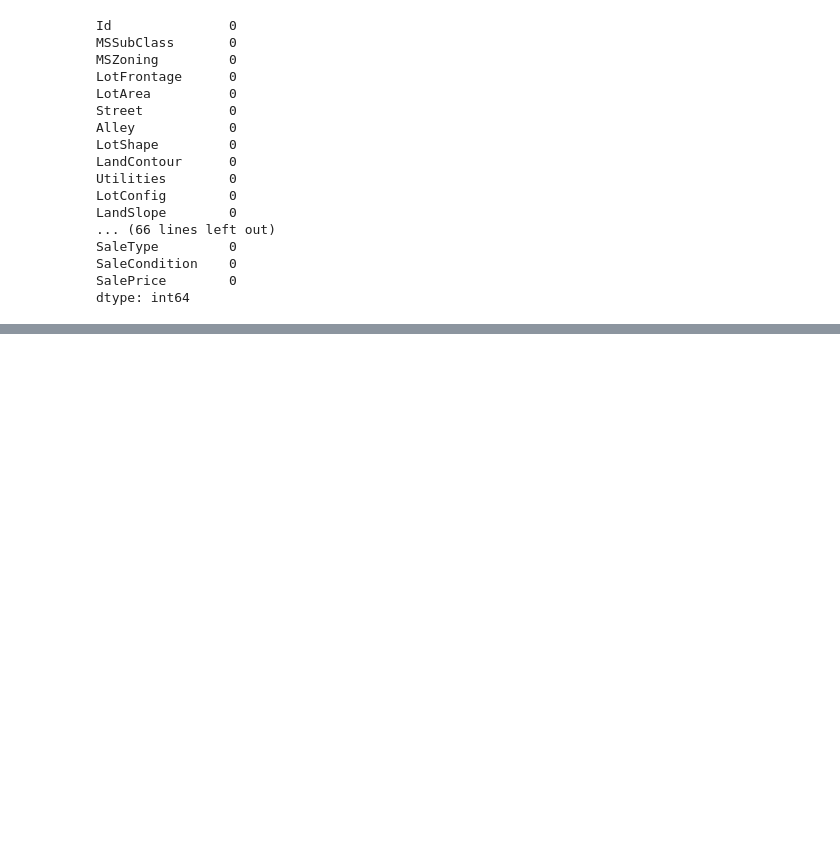
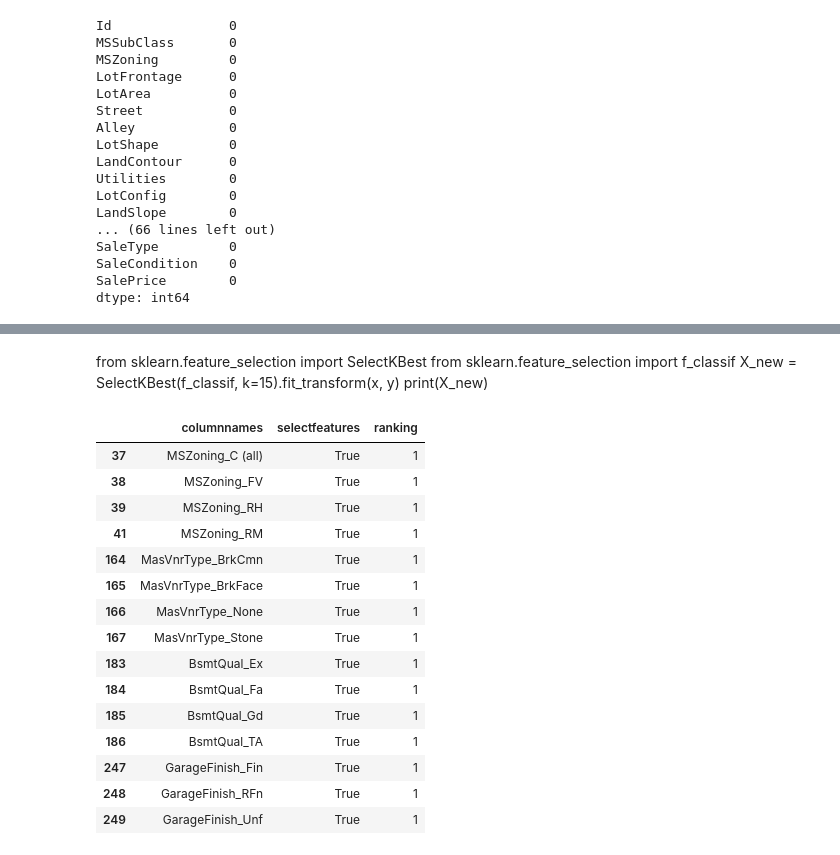
Before and after one commit to KetanThakare/Ames-house-price-predictor, a Jupyter notebook: AmesHousePricePrediction.ipynb, the cells around one changed output, grey strips where cells are left out. Saved outputs shown, nothing was run; the diff lists cells and outputs as text; code cells hidden in the pictures; blank space fills up the shorter version.

```diff
--- a/AmesHousePricePrediction.ipynb
+++ b/AmesHousePricePrediction.ipynb
@@ -27,10 +61,14 @@ missing_values_count[missing_values_count > 0]
 #columns should be equal to 80
 
 #seggregating columns as per data type
-integer_columns = ah_data.select_dtypes(include=['int64','float64']).columns.tolist()
+integer_columns = ah_data.select_dtypes(include=['int64']).columns.tolist()
 integer_columns = integer_columns[1:60]
 char_text_columns = ah_data.select_dtypes(include=['object']).columns.tolist()
+float_columns = ah_data.select_dtypes(include = ['float64']).columns.tolist()
+#check if number of columns are right
+len(char_text_columns) + len(integer_columns) +len(float_columns)
 
-#check if number of columns are right
-len(char_text_columns) + len(integer_columns)
+ah_data[float_columns] = ah_data[float_columns].astype(np.int64)
+
+ah_data.dtypes
 # %% [output]
@@ -125,3 +127,8 @@ SaleType         0
 SaleCondition    0
 SalePrice        0
 dtype: int64
+# %%
+#one hot encoding the categorical variables
+ah_dataOHE = pd.get_dummies(ah_data)
+ah_dataOHE.sample(5)
+#ah_dataOHE.info()
@@ -127,0 +142,8 @@ dtype: int64
+# %%
+#get location of SalePrice in dataset
+#ah_dataOHE.columns.get_loc("SalePrice")
+x = ah_dataOHE.loc[:, ah_dataOHE.columns != "SalePrice"]
+y = ah_dataOHE.loc[:, 'SalePrice']
+#print(x.sample(5))
+#print(y.sample(5))
+ah_dataOHE.dtypes
@@ -127,0 +187,29 @@ dtype: int64
+# %% [markdown]
+from sklearn.feature_selection import SelectKBest
+from sklearn.feature_selection import f_classif
+X_new = SelectKBest(f_classif, k=15).fit_transform(x, y)
+print(X_new)
+# %%
+x_cn = x.columns
+d = {'columnnames':x_cn, 'selectfeatures':select_features, 'ranking':feature_ranking}
+temp_ahdata = pd.DataFrame(data = d)
+#select_features.dtype
+#x_cn.dtype
+temp_ahdata[temp_ahdata.ranking == 1]
+# %% [output]
+|  | columnnames | selectfeatures | ranking |
+| 37 | MSZoning_C (all) | True | 1 |
+| 38 | MSZoning_FV | True | 1 |
+| 39 | MSZoning_RH | True | 1 |
+| 41 | MSZoning_RM | True | 1 |
+| 164 | MasVnrType_BrkCmn | True | 1 |
+| 165 | MasVnrType_BrkFace | True | 1 |
+| 166 | MasVnrType_None | True | 1 |
+| 167 | MasVnrType_Stone | True | 1 |
+| 183 | BsmtQual_Ex | True | 1 |
+| 184 | BsmtQual_Fa | True | 1 |
+| 185 | BsmtQual_Gd | True | 1 |
+| 186 | BsmtQual_TA | True | 1 |
+| 247 | GarageFinish_Fin | True | 1 |
+| 248 | GarageFinish_RFn | True | 1 |
+| 249 | GarageFinish_Unf | True | 1 |
```
Also changed, not shown: parts of 8 cells of this notebook.
